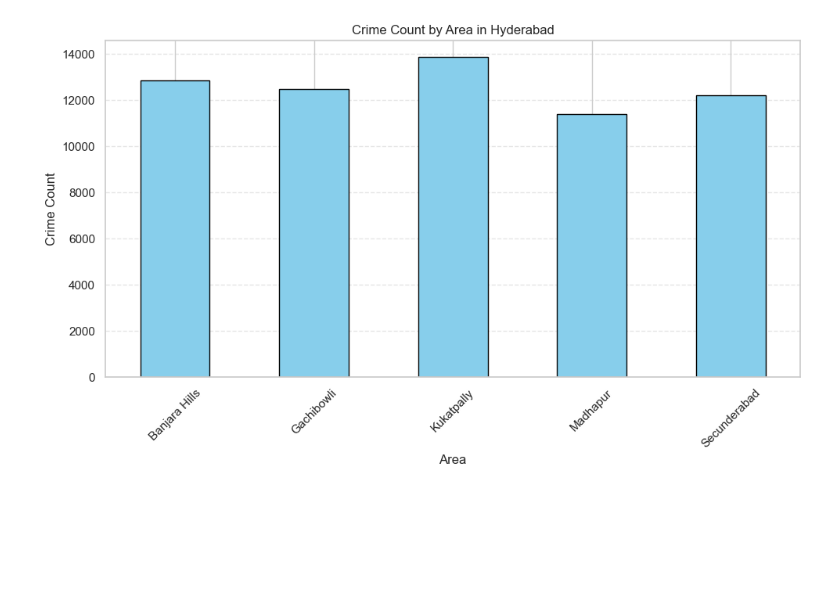
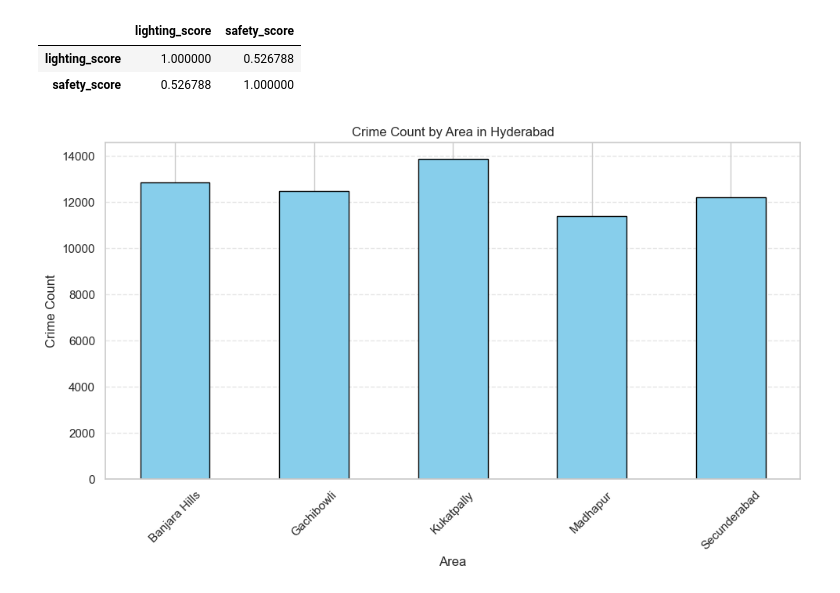
Before and after one commit to satyakiran29/GuardianAI, a Jupyter notebook: Analysis/report.ipynb, the cells around one changed output. Drawn from its saved outputs; the diff is of its cells as text; code cells hidden in the pictures; blank space fills up the shorter version.

```diff
--- a/Analysis/report.ipynb
+++ b/Analysis/report.ipynb
@@ -1,3 +1,15 @@
+# %%
+import pandas as pd
+import matplotlib.pyplot as plt
+
+# Load dataset
+df = pd.read_csv("Woman_Safety_Dataset_Management.csv")
+
+df[["lighting_score","safety_score"]].corr()
+# %% [output]
+|  | lighting_score | safety_score |
+| lighting_score | 1.000000 | 0.526788 |
+| safety_score | 0.526788 | 1.000000 |
 # %%
 import pandas as pd
 import matplotlib.pyplot as plt
```
Also changed, not shown: 2 other files.
